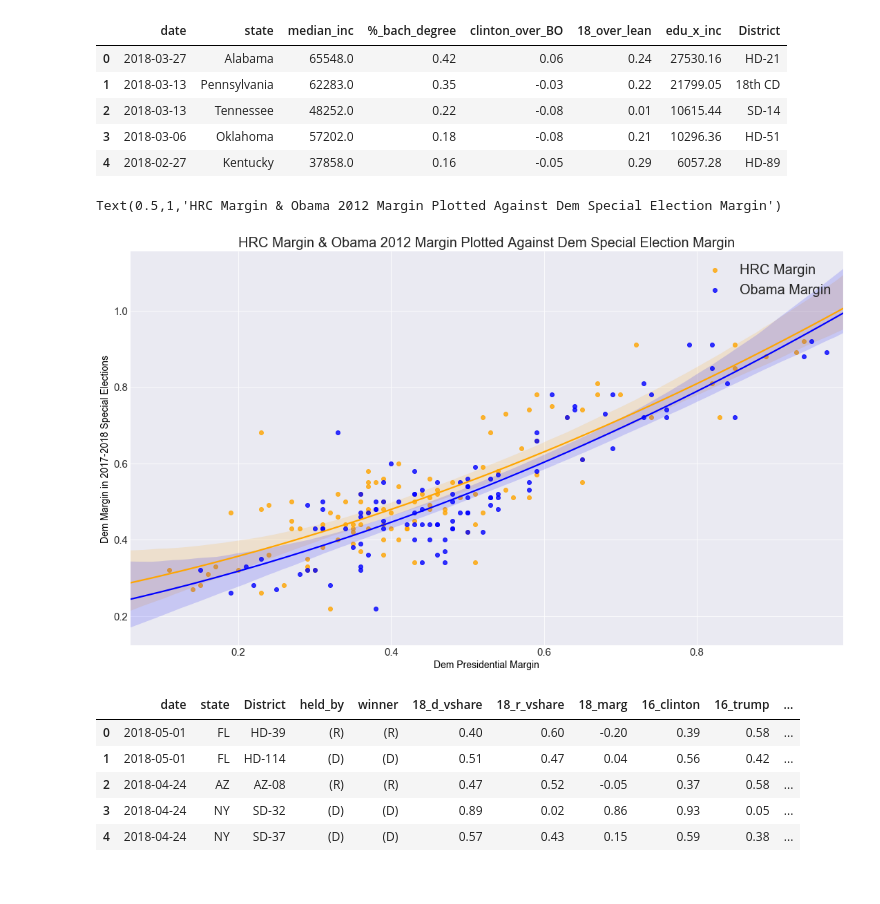
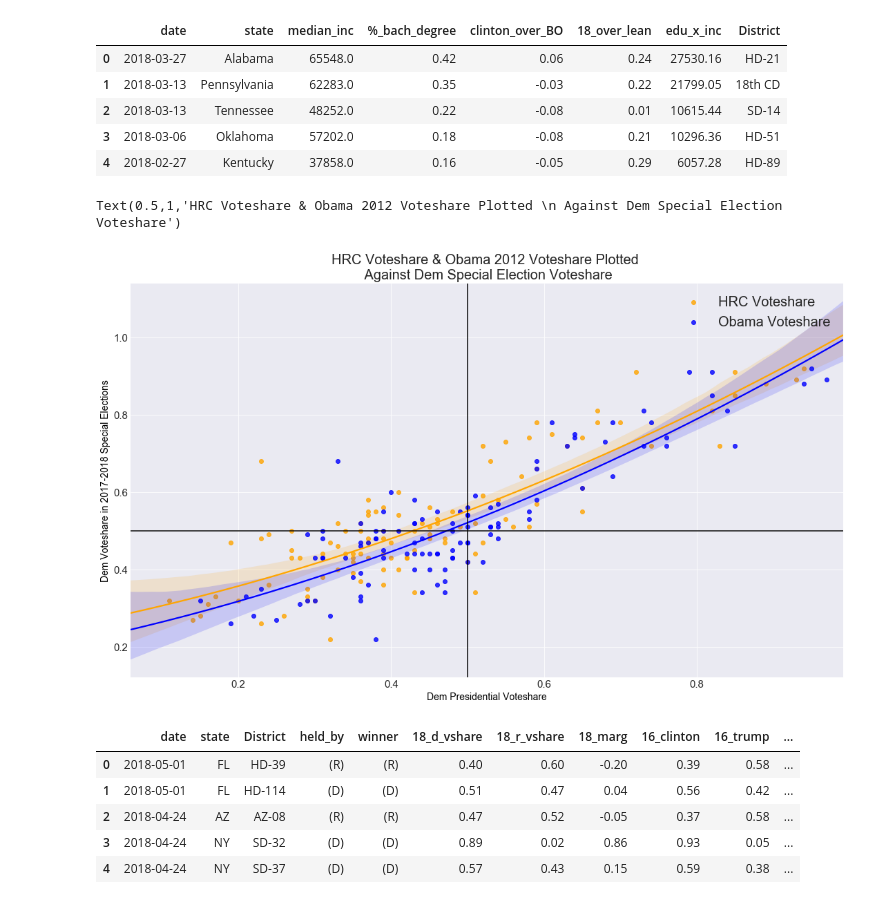
Before and after one commit to itlyons/Side_Projects, a Jupyter notebook: special_elections/dailykos_data.ipynb, the cells around one changed output. Cells and saved outputs as stored; diff of their text form; code cells hidden in the pictures.

Commit message:
Fixed terminology- 'voteshare' vs 'margin'

```diff
--- a/special_elections/dailykos_data.ipynb
+++ b/special_elections/dailykos_data.ipynb
@@ -89,19 +89,21 @@ df538.head()
 | 4 | 2018-02-27 | Kentucky | 37858.0 | 0.16 | -0.05 | 0.29 | 6057.28 | HD-89 |
 # %%
 hrc = sns.regplot(x='16_clinton', y='18_d_vshare', data=dfkos, color='orange', scatter=True, marker='o', order=2,
-            label='HRC Margin')
+            label='HRC Voteshare')
 bo = sns.regplot(x='12_obama', y='18_d_vshare', data=dfkos, color='blue', scatter=True, marker='o', order=2,
-           label='Obama Margin')
-plt.xlabel('Dem Presidential Margin', fontsize=14, color='black')
-plt.ylabel('Dem Margin in 2017-2018 Special Elections', fontsize=14, color='black')
+           label='Obama Voteshare')
+plt.xlabel('Dem Presidential Voteshare', fontsize=14, color='black')
+plt.ylabel('Dem Voteshare in 2017-2018 Special Elections', fontsize=14, color='black')
 plt.legend(fontsize=20)
 fig = matplotlib.pyplot.gcf()
 fig.set_size_inches(18.5, 10.5)
+plt.axhline(y=0.5, color='black')
+plt.axvline(x=0.5, color='black')
 
-plt.title("HRC Margin & Obama 2012 Margin Plotted Against Dem Special Election Margin", fontsize=20)
+plt.title("HRC Voteshare & Obama 2012 Voteshare Plotted \n Against Dem Special Election Voteshare", fontsize=20)
 # %% [output]
-Text(0.5,1,'HRC Margin & Obama 2012 Margin Plotted Against Dem Special Election Margin')
+Text(0.5,1,'HRC Voteshare & Obama 2012 Voteshare Plotted \n Against Dem Special Election Voteshare')
-[figure, old version]
+[figure, new version]
 # %%
 dfkos.head()
 # %% [output]
```
Also changed, not shown: parts of 6 cells of this notebook.
